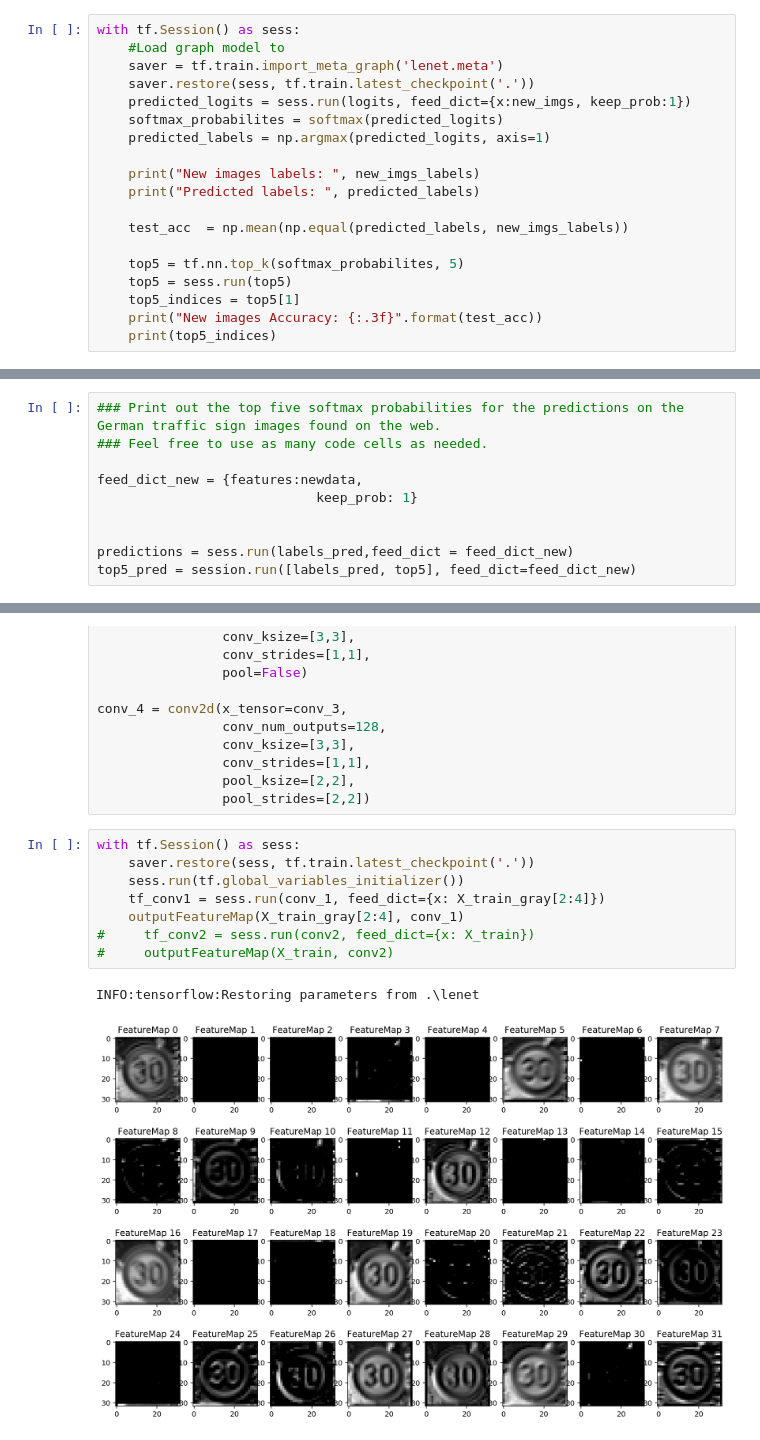
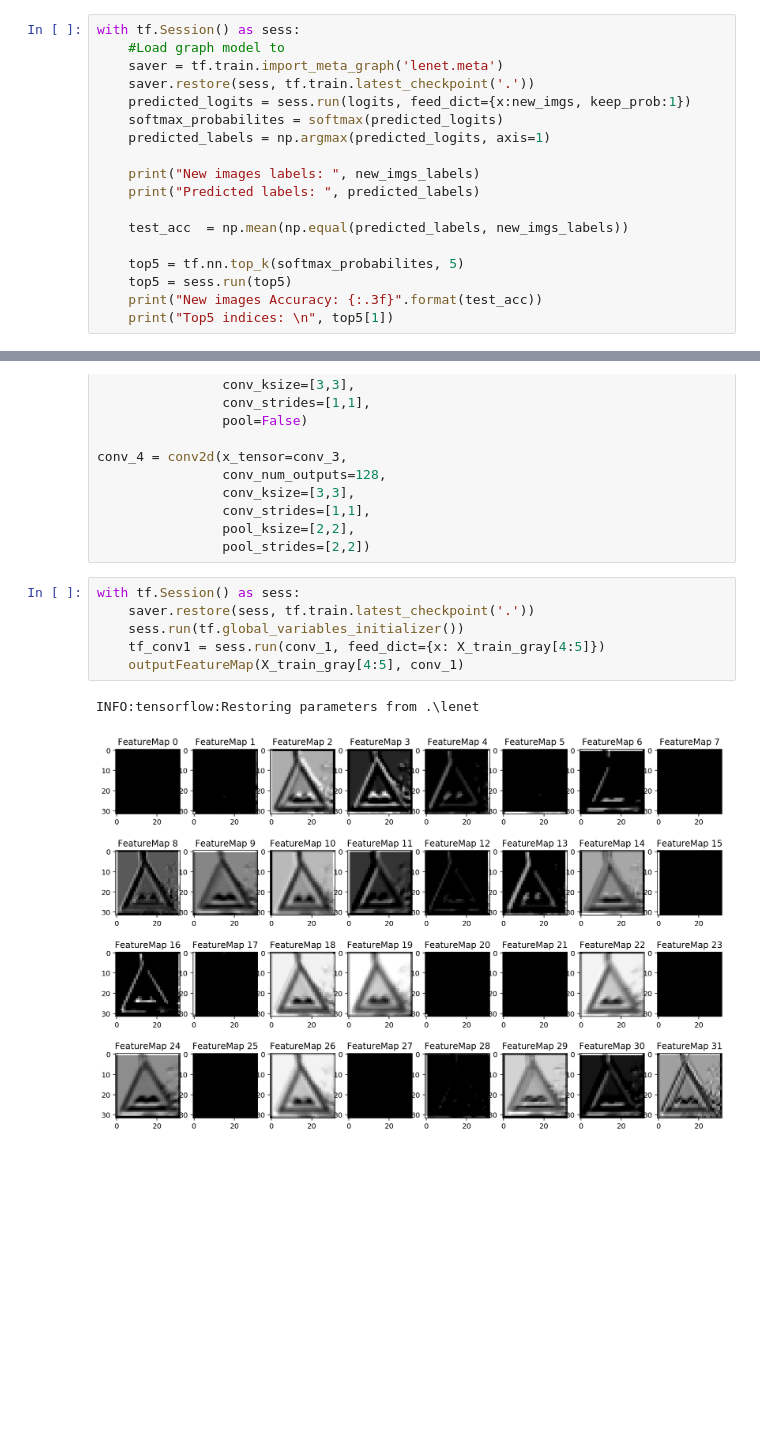
Before and after one commit to gwwang16/CarND-Traffic-Sign-Classifier-Project, a Jupyter notebook: Traffic_Sign_Classifier.ipynb, the cells around one changed output, grey strips where cells are left out. Drawn from its saved outputs; the diff is of its cells as text; blank space fills up the shorter version.

```diff
--- a/Traffic_Sign_Classifier.ipynb
+++ b/Traffic_Sign_Classifier.ipynb
@@ -650,9 +662,8 @@ with tf.Session() as sess:
 
     top5 = tf.nn.top_k(softmax_probabilites, 5)
     top5 = sess.run(top5)
-    top5_indices = top5[1]
     print("New images Accuracy: {:.3f}".format(test_acc))
-    print(top5_indices)
+    print("Top5 indices: \n", top5[1])
 # %% [output]
 INFO:tensorflow:Restoring parameters from .\lenet
 New images labels:  [ 2 29 37 32  7 22 35 24 26]
@@ -667,13 +679,3 @@ New images Accuracy: 0.667
  [35 36 29 33  9]
  [33 25 26  1 18]
  [18 26 11 28 25]]
-# %%
-### Print out the top five softmax probabilities for the predictions on the German traffic sign images found on the web.
-### Feel free to use as many code cells as needed.
-
-feed_dict_new = {features:newdata,
-                            keep_prob: 1}
-
-
-predictions = sess.run(labels_pred,feed_dict = feed_dict_new)
-top5_pred = session.run([labels_pred, top5], feed_dict=feed_dict_new)
@@ -761,11 +809,9 @@ conv_4 = conv2d(x_tensor=conv_3,
 # %%
 with tf.Session() as sess:
     saver.restore(sess, tf.train.latest_checkpoint('.'))
     sess.run(tf.global_variables_initializer())
-    tf_conv1 = sess.run(conv_1, feed_dict={x: X_train_gray[2:4]})
-    outputFeatureMap(X_train_gray[2:4], conv_1)
-#     tf_conv2 = sess.run(conv2, feed_dict={x: X_train})
-#     outputFeatureMap(X_train, conv2)
+    tf_conv1 = sess.run(conv_1, feed_dict={x: X_train_gray[4:5]})
+    outputFeatureMap(X_train_gray[4:5], conv_1)
 # %% [output]
 INFO:tensorflow:Restoring parameters from .\lenet
-[figure, old version]
+[figure, new version]
```
Also changed, not shown: parts of 10 cells of this notebook, 22 other files.
